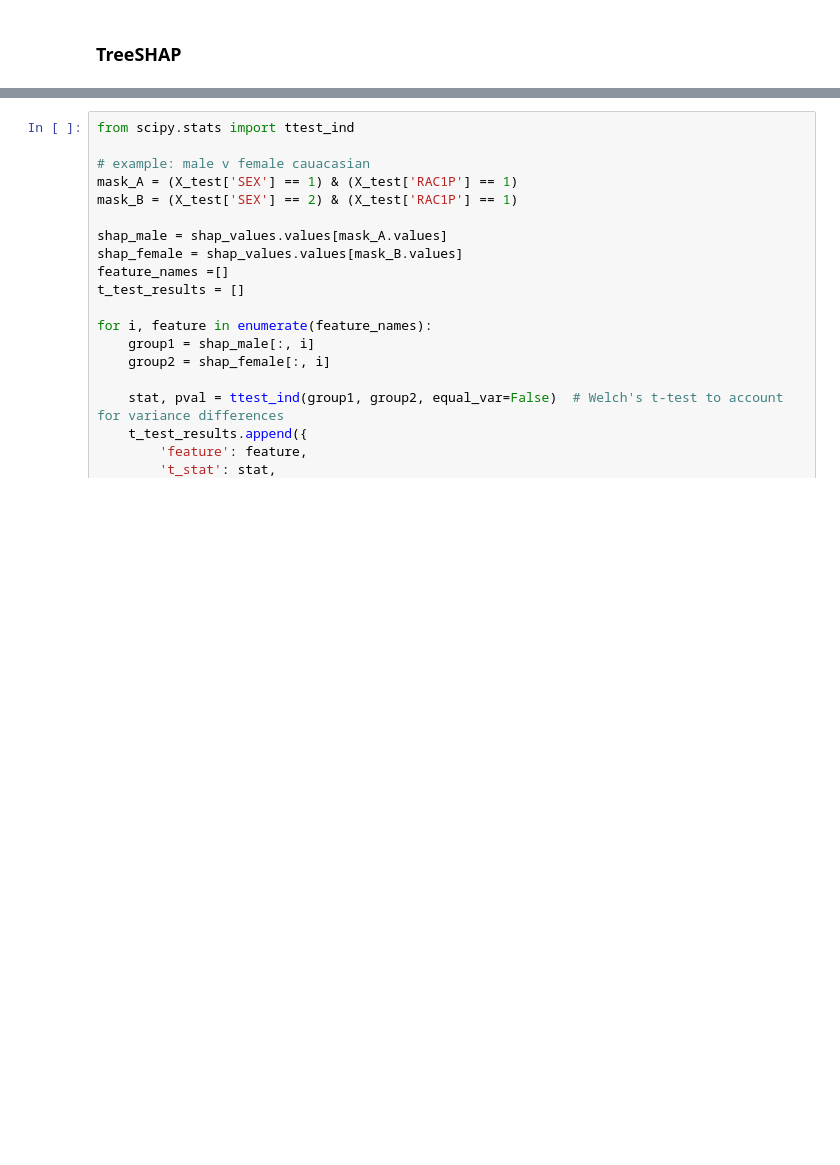
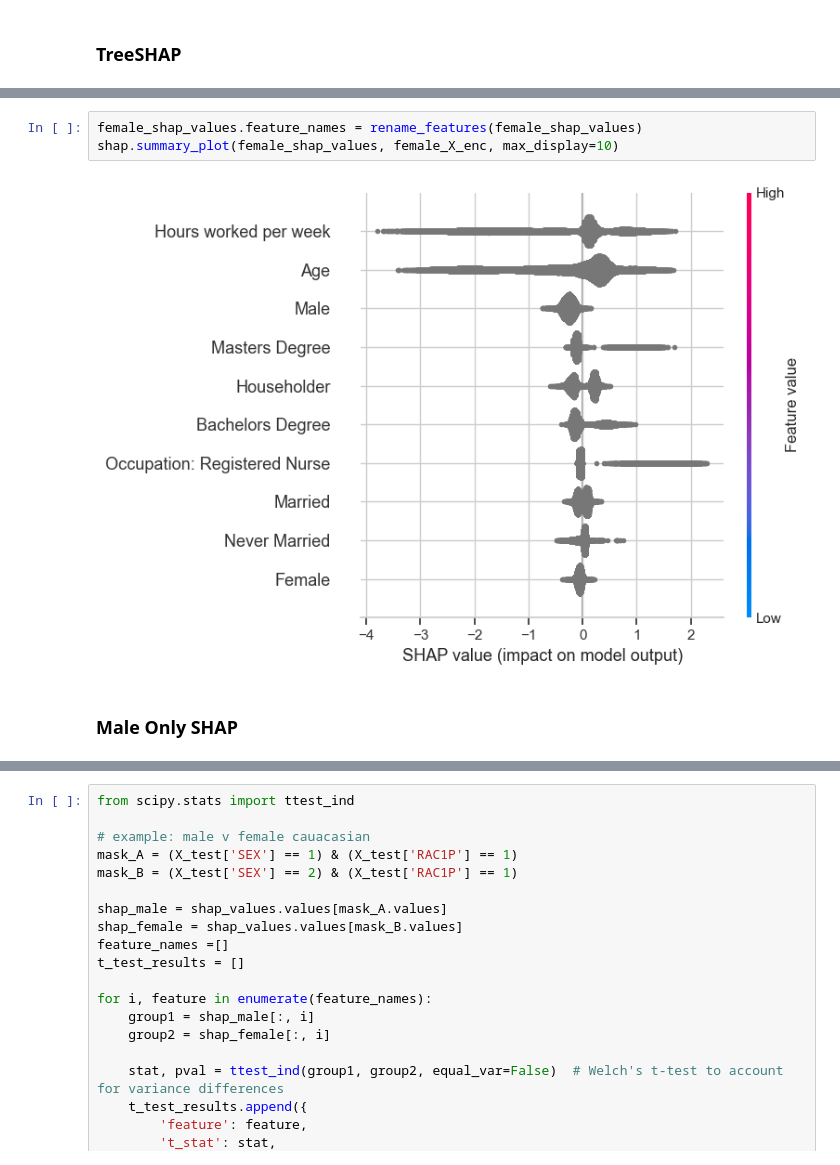
Before and after one commit to antisocialites/HCML, a Jupyter notebook: XGBoost/ACSIncome_xgboost.ipynb, the cells around one changed output, grey strips where cells are left out. Cells and saved outputs as stored; diff of their text form; blank space fills up the shorter version.

```diff
--- a/XGBoost/ACSIncome_xgboost.ipynb
+++ b/XGBoost/ACSIncome_xgboost.ipynb
@@ -327,0 +387,7 @@ shap_values = explainer(X_test_enc)
+# %%
+female_shap_values.feature_names = rename_features(female_shap_values)
+shap.summary_plot(female_shap_values, female_X_enc, max_display=10)
+# %% [output]
+[figure, added]
+# %% [markdown]
+### Male Only SHAP
```
Also changed, not shown: parts of 20 cells of this notebook.
